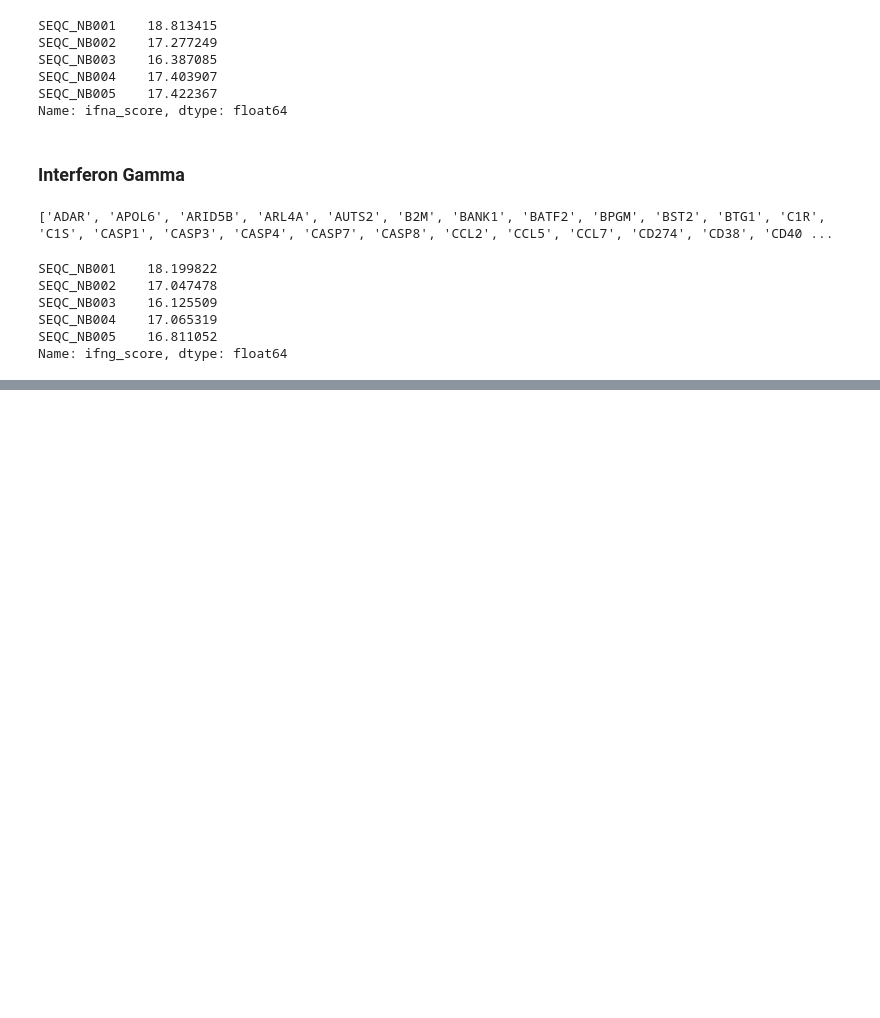
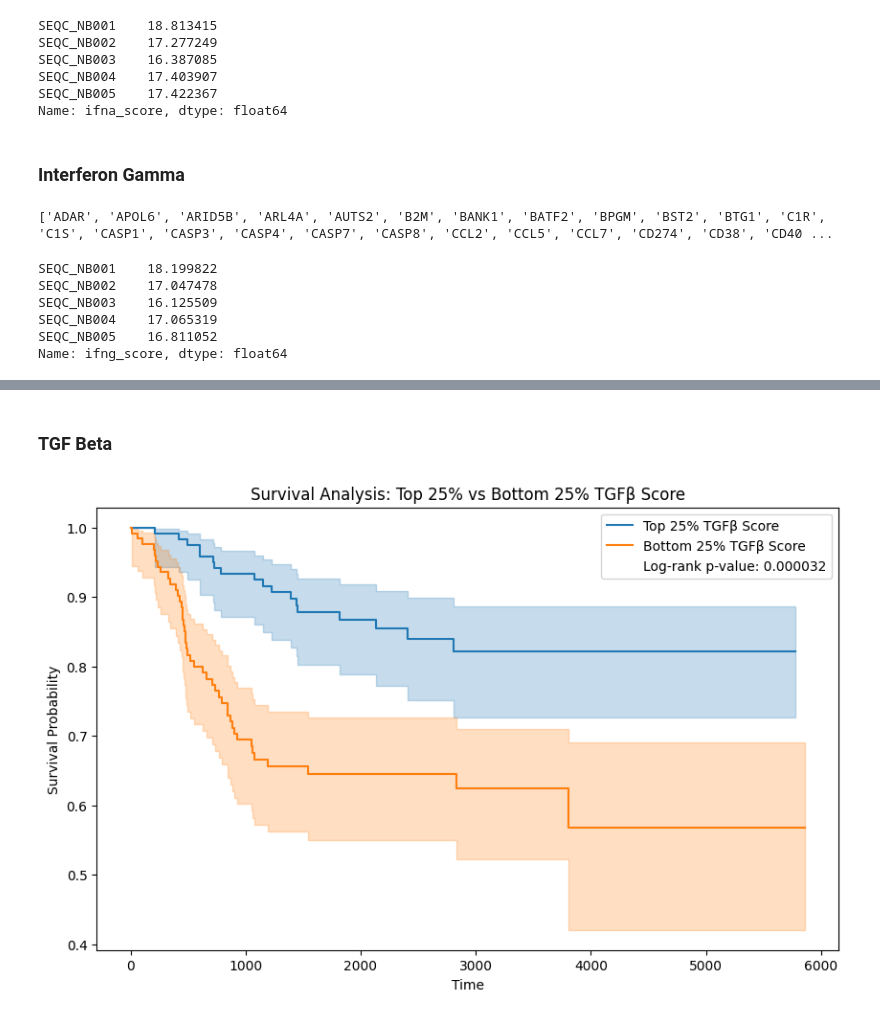
Before and after one commit to MYousry2002/Neuroblastoma-GeneSignature-Survival-BulkRNA, a Jupyter notebook: Neuroblastoma-GeneSignature-Survival-BulkRNA.ipynb, the cells around one changed output, grey strips where cells are left out. Saved outputs shown, nothing was run; the diff lists cells and outputs as text; code cells hidden in the pictures; blank space fills up the shorter version.

```diff
--- a/Neuroblastoma-GeneSignature-Survival-BulkRNA.ipynb
+++ b/Neuroblastoma-GeneSignature-Survival-BulkRNA.ipynb
@@ -396,31 +454,39 @@ metadata
 - **Kaplan-Meier Plot**: The Kaplan-Meier plot will show the survival probability over time for the top 25% and bottom 25% of Tgfb scores.
 - **Log-Rank Test**: Perform a log-rank test to determine if the difference in survival between the two groups is statistically significant.
+# %% [markdown]
+### TGF Beta
 # %%
-from lifelines import KaplanMeierFitter
-import matplotlib.pyplot as plt
-
-# Define event and duration columns
-metadata['event'] = metadata['death from disease'].apply(lambda x: 1 if x == 'yes' else 0)
-metadata['time'] = metadata['time_to_event_column']  # Replace with actual column name for time to event
-
-# Stratify samples into top 25% and bottom 25%
-top_25 = metadata[metadata['tgfb_score'] >= metadata['tgfb_score'].quantile(0.75)]
-bottom_25 = metadata[metadata['tgfb_score'] <= metadata['tgfb_score'].quantile(0.25)]
+# Stratify samples into top 25% and bottom 25% based on tgfb_score
+top_25 = data[data['tgfb_score'] >= data['tgfb_score'].quantile(0.75)]
+bottom_25 = data[data['tgfb_score'] <= data['tgfb_score'].quantile(0.25)]
 
 # Kaplan-Meier survival analysis
 kmf = KaplanMeierFitter()
 
 plt.figure(figsize=(10, 6))
 
-# Top 25% Tgfb score
-kmf.fit(top_25['time'], top_25['event'], label='Top 25% Tgfb Score')
-kmf.plot_survival_function()
+# Top 25% TGFβ score
+kmf.fit(top_25['os days'], top_25['os bin'], label='Top 25% TGFβ Score')
+ax = kmf.plot_survival_function()
 
-# Bottom 25% Tgfb score
-kmf.fit(bottom_25['time'], bottom_25['event'], label='Bottom 25% Tgfb Score')
-kmf.plot_survival_function()
+# Bottom 25% TGFβ score
+kmf.fit(bottom_25['os days'], bottom_25['os bin'], label='Bottom 25% TGFβ Score')
+kmf.plot_survival_function(ax=ax)
 
-plt.title('Survival Analysis: Top 25% vs Bottom 25% Tgfb Score')
+# Conduct log-rank test
+results = logrank_test(top_25['os days'], bottom_25['os days'], event_observed_A=top_25['os bin'], event_observed_B=bottom_25['os bin'])
+p_value = results.p_value
+
+plt.title('Survival Analysis: Top 25% vs Bottom 25% TGFβ Score')
 plt.xlabel('Time')
 plt.ylabel('Survival Probability')
+
+# Legend with p-value
+labels = [f'Top 25% TGFβ Score', f'Bottom 25% TGFβ Score', f'Log-rank p-value: {p_value:.6f}']
+handles, _ = ax.get_legend_handles_labels()
+handles.append(plt.Line2D([], [], color='none'))  # Add empty handle for the p-value
+plt.legend(handles, labels, loc='upper right')
+
 plt.show()
+# %% [output]
+[figure, added]
```
Also changed, not shown: parts of 34 cells of this notebook, 2 other files.
